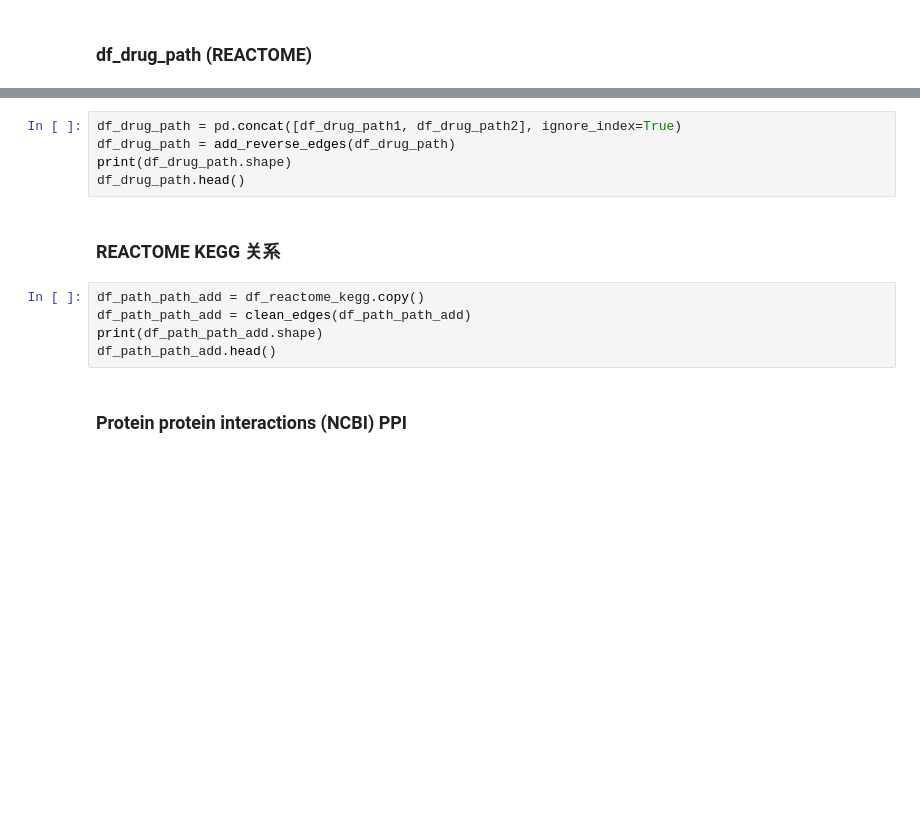
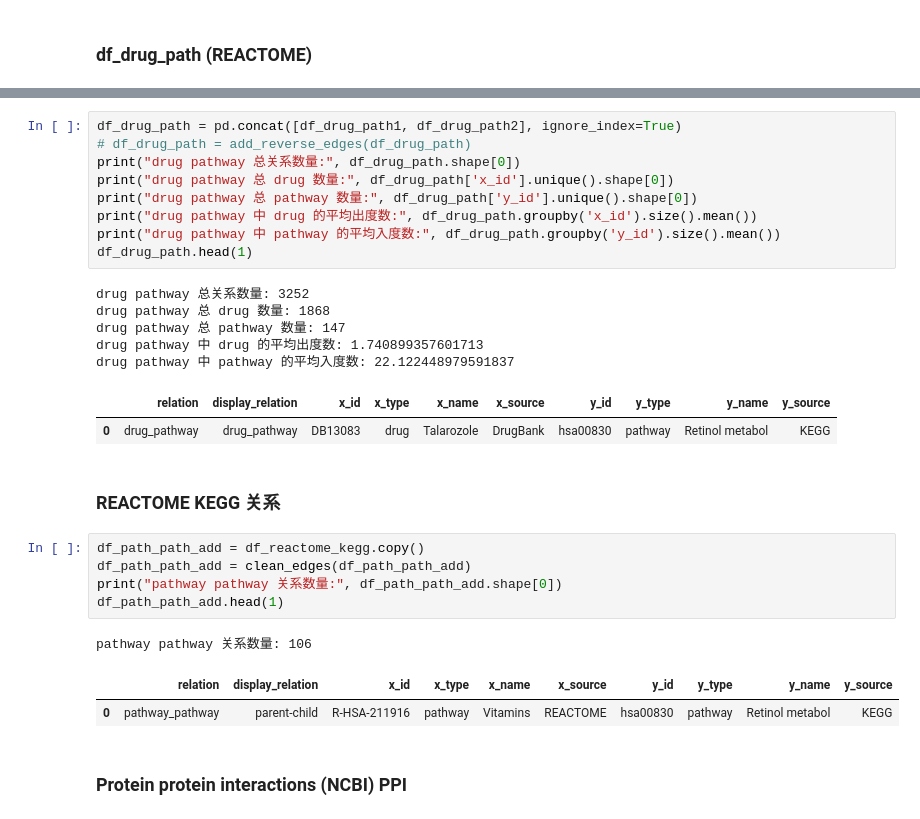
Before and after one commit to CPU-DS/kg4rd, a Jupyter notebook: src/kg4rd/data_process/build_graph.ipynb, the cells around one changed output, grey strips where cells are left out. Drawn from its saved outputs; the diff is of its cells as text; blank space fills up the shorter version.

```diff
--- a/src/kg4rd/data_process/build_graph.ipynb
+++ b/src/kg4rd/data_process/build_graph.ipynb
@@ -212,15 +237,31 @@ df_drug_path2.head(1)
-# %%
-df_drug_path = pd.concat([df_drug_path1, df_drug_path2], ignore_index=True)
-df_drug_path = add_reverse_edges(df_drug_path)
-print(df_drug_path.shape)
-df_drug_path.head()
+# %%
+df_drug_path = pd.concat([df_drug_path1, df_drug_path2], ignore_index=True)
+# df_drug_path = add_reverse_edges(df_drug_path)
+print("drug pathway 总关系数量:", df_drug_path.shape[0])
+print("drug pathway 总 drug 数量:", df_drug_path['x_id'].unique().shape[0])
+print("drug pathway 总 pathway 数量:", df_drug_path['y_id'].unique().shape[0])
+print("drug pathway 中 drug 的平均出度数:", df_drug_path.groupby('x_id').size().mean())
+print("drug pathway 中 pathway 的平均入度数:", df_drug_path.groupby('y_id').size().mean())
+df_drug_path.head(1)
+# %% [output]
+drug pathway 总关系数量: 3252
+drug pathway 总 drug 数量: 1868
+drug pathway 总 pathway 数量: 147
+drug pathway 中 drug 的平均出度数: 1.740899357601713
+drug pathway 中 pathway 的平均入度数: 22.122448979591837
+|  | relation | display_relation | x_id | x_type | x_name | x_source | y_id | y_type | y_name | y_source |
+| 0 | drug_pathway | drug_pathway | DB13083 | drug | Talarozole | DrugBank | hsa00830 | pathway | Retinol metabol | KEGG |
 # %% [markdown]
 ### REACTOME KEGG 关系
 # %%
 df_path_path_add = df_reactome_kegg.copy()
 df_path_path_add = clean_edges(df_path_path_add)
-print(df_path_path_add.shape)
-df_path_path_add.head()
+print("pathway pathway 关系数量:", df_path_path_add.shape[0])
+df_path_path_add.head(1)
+# %% [output]
+pathway pathway 关系数量: 106
+|  | relation | display_relation | x_id | x_type | x_name | x_source | y_id | y_type | y_name | y_source |
+| 0 | pathway_pathway | parent-child | R-HSA-211916 | pathway | Vitamins | REACTOME | hsa00830 | pathway | Retinol metabol | KEGG |
 # %% [markdown]
 ### Protein protein interactions (NCBI) PPI
 # %%
```
Also changed, not shown: parts of 52 cells of this notebook, 16 other files.
